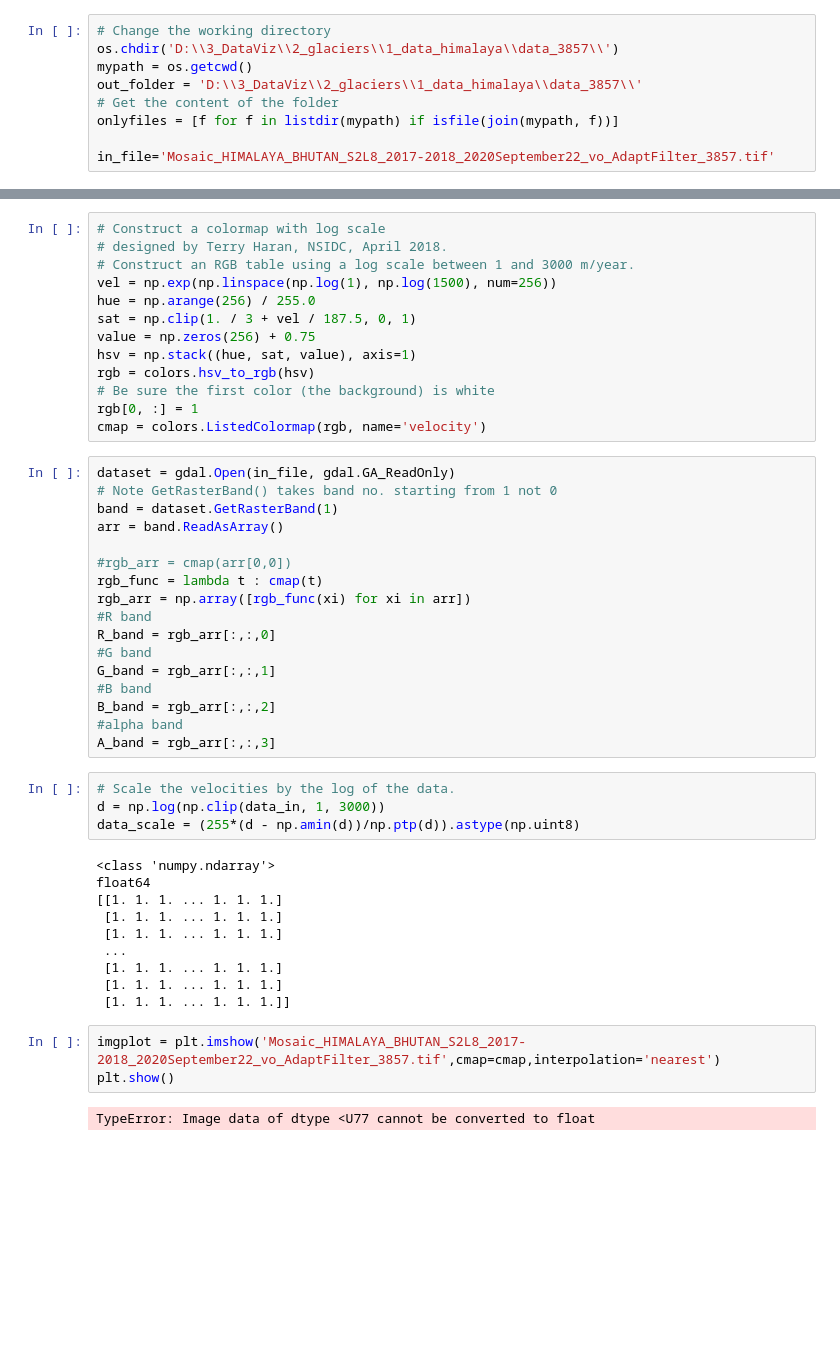
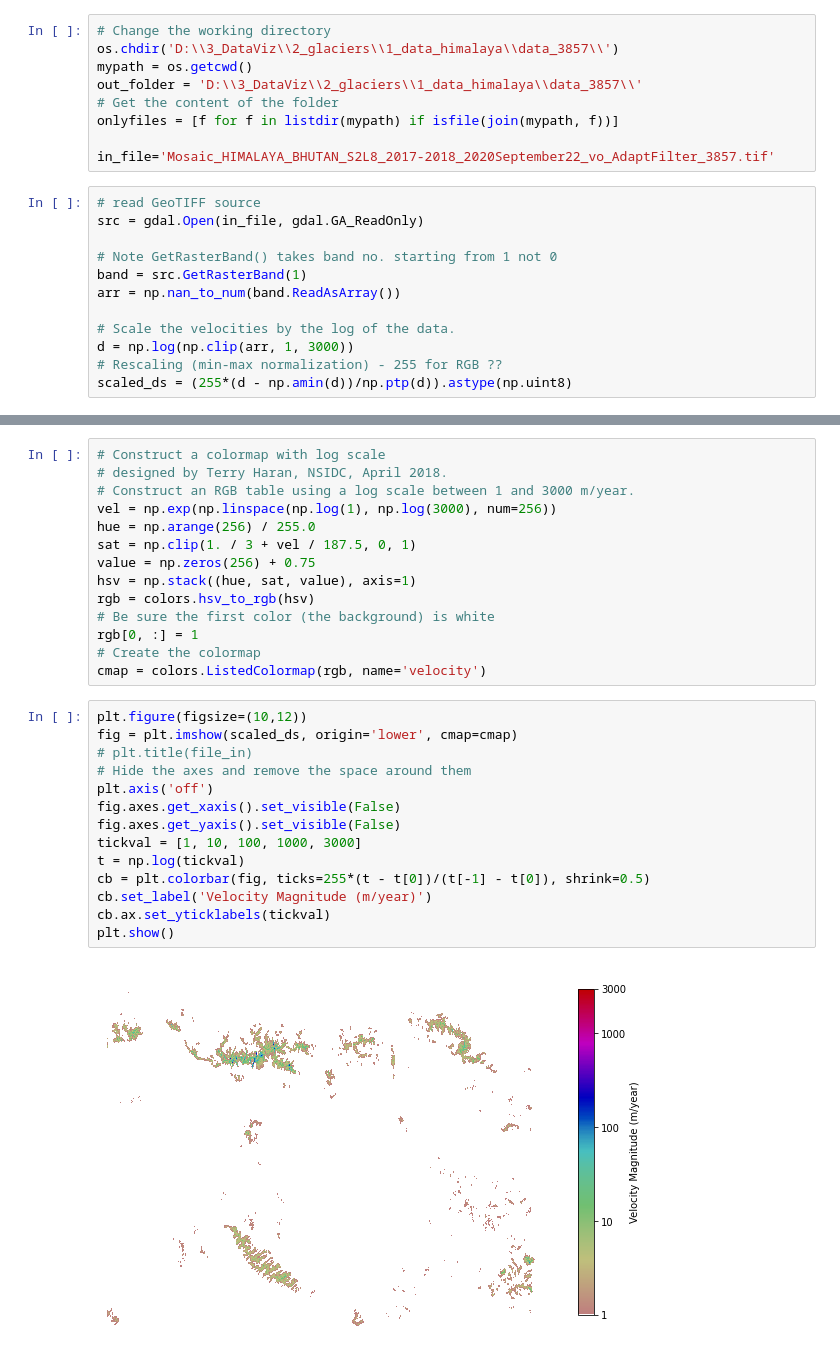
Before and after one commit to jbbarre/WorldwideGlaciers, a Jupyter notebook: tiles/rbg_geotiff.ipynb, the cells around one changed output, grey strips where cells are left out. Cells and saved outputs as stored; diff of their text form; blank space fills up the shorter version.

```diff
--- a/tiles/rbg_geotiff.ipynb
+++ b/tiles/rbg_geotiff.ipynb
@@ -18,3 +25,15 @@ out_folder = 'D:\\3_DataViz\\2_glaciers\\1_data_himalaya\\data_3857\\'
 onlyfiles = [f for f in listdir(mypath) if isfile(join(mypath, f))]
 
 in_file='Mosaic_HIMALAYA_BHUTAN_S2L8_2017-2018_2020September22_vo_AdaptFilter_3857.tif'
+# %%
+# read GeoTIFF source
+src = gdal.Open(in_file, gdal.GA_ReadOnly)
+
+# Note GetRasterBand() takes band no. starting from 1 not 0
+band = src.GetRasterBand(1)
+arr = np.nan_to_num(band.ReadAsArray())
+
+# Scale the velocities by the log of the data.
+d = np.log(np.clip(arr, 1, 3000))
+# Rescaling (min-max normalization) - 255 for RGB ??
+scaled_ds = (255*(d - np.amin(d))/np.ptp(d)).astype(np.uint8)
@@ -22,7 +51,7 @@ in_file='Mosaic_HIMALAYA_BHUTAN_S2L8_2017-2018_2020September22_vo_AdaptFilter_38
 # Construct a colormap with log scale
 # designed by Terry Haran, NSIDC, April 2018.
 # Construct an RGB table using a log scale between 1 and 3000 m/year.
-vel = np.exp(np.linspace(np.log(1), np.log(1500), num=256))
+vel = np.exp(np.linspace(np.log(1), np.log(3000), num=256))
 hue = np.arange(256) / 255.0
 sat = np.clip(1. / 3 + vel / 187.5, 0, 1)
 value = np.zeros(256) + 0.75
@@ -30,40 +59,21 @@ hsv = np.stack((hue, sat, value), axis=1)
 rgb = colors.hsv_to_rgb(hsv)
 # Be sure the first color (the background) is white
 rgb[0, :] = 1
+# Create the colormap
 cmap = colors.ListedColormap(rgb, name='velocity')
-# %%
-dataset = gdal.Open(in_file, gdal.GA_ReadOnly)
-# Note GetRasterBand() takes band no. starting from 1 not 0
-band = dataset.GetRasterBand(1)
-arr = band.ReadAsArray()
-
-#rgb_arr = cmap(arr[0,0])
-rgb_func = lambda t : cmap(t)
-rgb_arr = np.array([rgb_func(xi) for xi in arr])
-#R band
-R_band = rgb_arr[:,:,0]
-#G band
-G_band = rgb_arr[:,:,1]
-#B band
-B_band = rgb_arr[:,:,2]
-#alpha band
-A_band = rgb_arr[:,:,3]
-# %%
-# Scale the velocities by the log of the data.
-d = np.log(np.clip(data_in, 1, 3000))
-data_scale = (255*(d - np.amin(d))/np.ptp(d)).astype(np.uint8)
-# %% [output]
-<class 'numpy.ndarray'>
-float64
-[[1. 1. 1. ... 1. 1. 1.]
- [1. 1. 1. ... 1. 1. 1.]
- [1. 1. 1. ... 1. 1. 1.]
- ...
- [1. 1. 1. ... 1. 1. 1.]
- [1. 1. 1. ... 1. 1. 1.]
- [1. 1. 1. ... 1. 1. 1.]]
-# %%
-imgplot = plt.imshow('Mosaic_HIMALAYA_BHUTAN_S2L8_2017-2018_2020September22_vo_AdaptFilter_3857.tif',cmap=cmap,interpolation='nearest')
-plt.show()
-# %% [output]
-TypeError: Image data of dtype <U77 cannot be converted to float
+# %%
+plt.figure(figsize=(10,12))
+fig = plt.imshow(scaled_ds, origin='lower', cmap=cmap)
+# plt.title(file_in)
+# Hide the axes and remove the space around them
+plt.axis('off')
+fig.axes.get_xaxis().set_visible(False)
+fig.axes.get_yaxis().set_visible(False)
+tickval = [1, 10, 100, 1000, 3000]
+t = np.log(tickval)
+cb = plt.colorbar(fig, ticks=255*(t - t[0])/(t[-1] - t[0]), shrink=0.5)
+cb.set_label('Velocity Magnitude (m/year)')
+cb.ax.set_yticklabels(tickval)
+plt.show()
+# %% [output]
+[figure, added]
```
Also changed, not shown: parts of 14 cells of this notebook, 2 other files.
